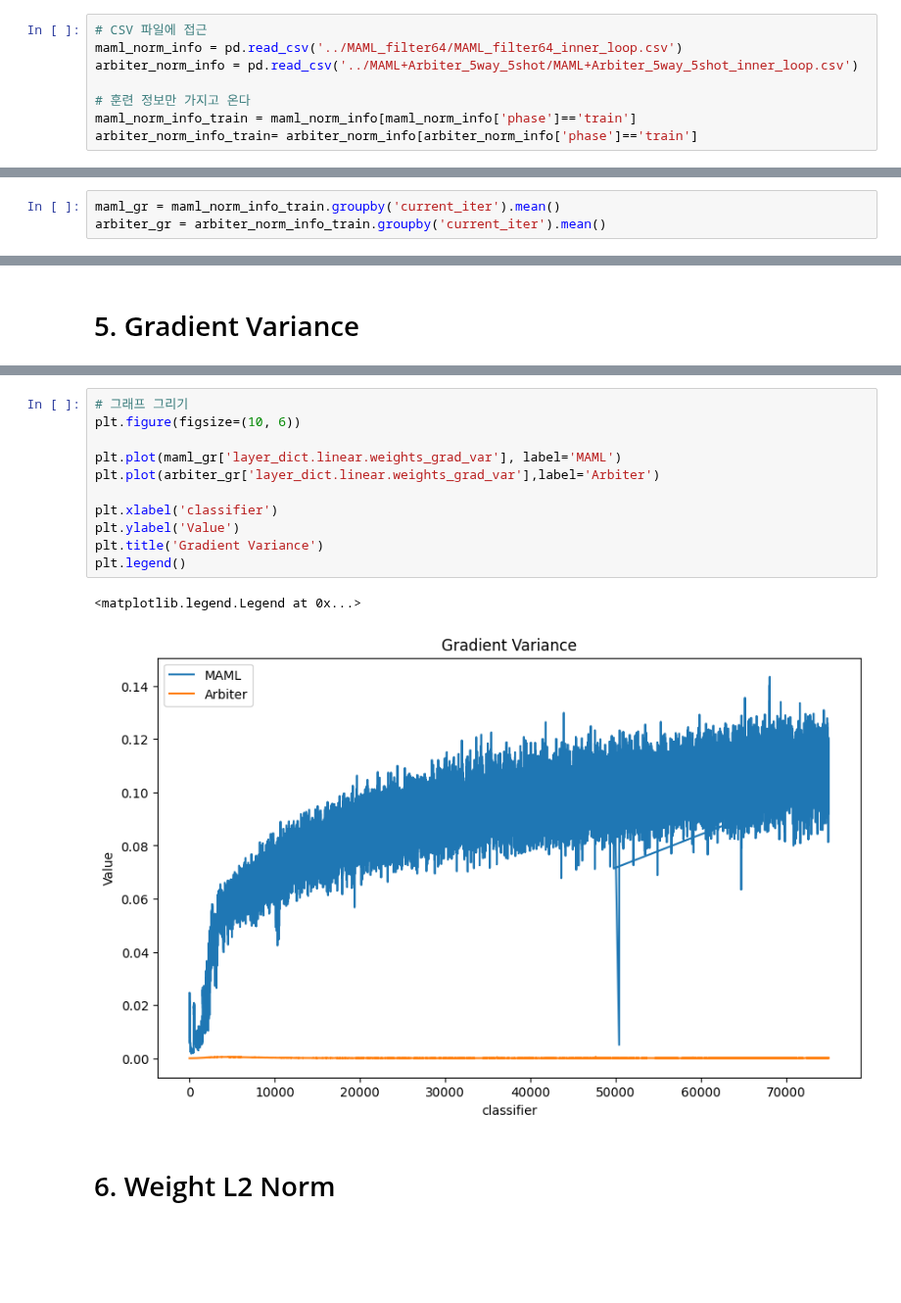
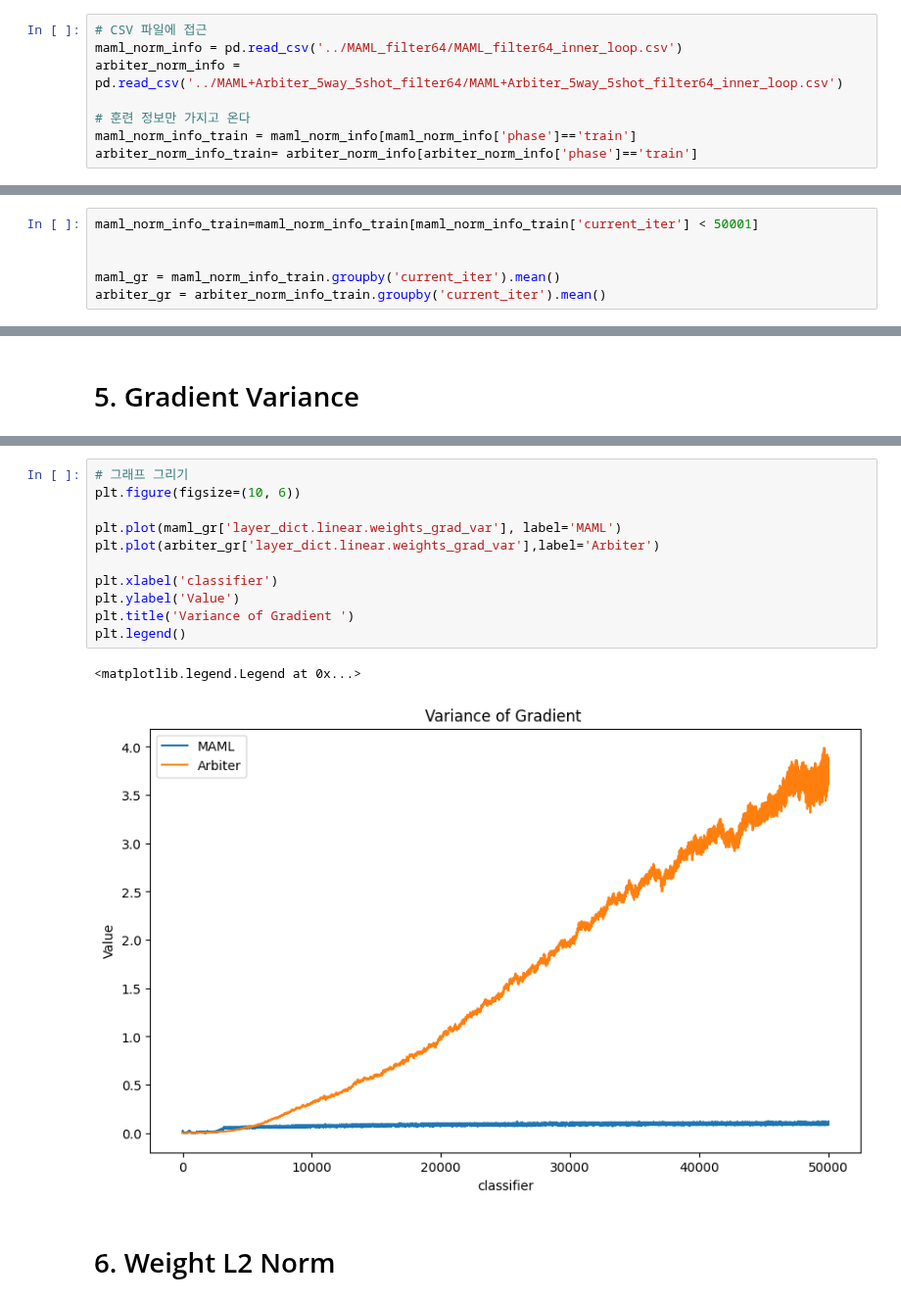
Before and after one commit to SKKUJMLim/MAML, a Jupyter notebook: Test_jupyternotebook/Analytics_integration.ipynb, the cells around one changed output, grey strips where cells are left out. Shown at 98% size. Drawn from its saved outputs; the diff is of its cells as text; blank space fills up the shorter version.

```diff
--- a/Test_jupyternotebook/Analytics_integration.ipynb
+++ b/Test_jupyternotebook/Analytics_integration.ipynb
@@ -11,7 +11,7 @@ os.environ['KMP_DUPLICATE_LIB_OK']='True'
 # %%
 # CSV 파일에 접근
 maml_norm_info = pd.read_csv('../MAML_filter64/MAML_filter64_inner_loop.csv')
-arbiter_norm_info = pd.read_csv('../MAML+Arbiter_5way_5shot/MAML+Arbiter_5way_5shot_inner_loop.csv')
+arbiter_norm_info = pd.read_csv('../MAML+Arbiter_5way_5shot_filter64/MAML+Arbiter_5way_5shot_filter64_inner_loop.csv')
 
 # 훈련 정보만 가지고 온다
 maml_norm_info_train = maml_norm_info[maml_norm_info['phase']=='train']
@@ -40,6 +64,9 @@ arbiter_per_inner_loop_step = arbiter_norm_info.groupby('num_step').mean()
 # %% [markdown]
 # 3. MAML과 Arbiter의 Iteration 별 정보
 # %%
+maml_norm_info_train=maml_norm_info_train[maml_norm_info_train['current_iter'] < 50001]
+
+
 maml_gr = maml_norm_info_train.groupby('current_iter').mean()
 arbiter_gr = arbiter_norm_info_train.groupby('current_iter').mean()
 # %% [markdown]
@@ -139,17 +165,17 @@ plt.legend()
 # %%
 # 그래프 그리기
 plt.figure(figsize=(10, 6))
 
 plt.plot(maml_gr['layer_dict.linear.weights_grad_var'], label='MAML')
 plt.plot(arbiter_gr['layer_dict.linear.weights_grad_var'],label='Arbiter')
 
 plt.xlabel('classifier')
 plt.ylabel('Value')
-plt.title('Gradient Variance')
+plt.title('Variance of Gradient ')
 plt.legend()
 # %% [output]
 <matplotlib.legend.Legend at 0x...>
-[figure, old version]
+[figure, new version]
 # %% [markdown]
 # 6. Weight L2 Norm
 # %%
```
Also changed, not shown: parts of 23 cells of this notebook, 6 other files.
